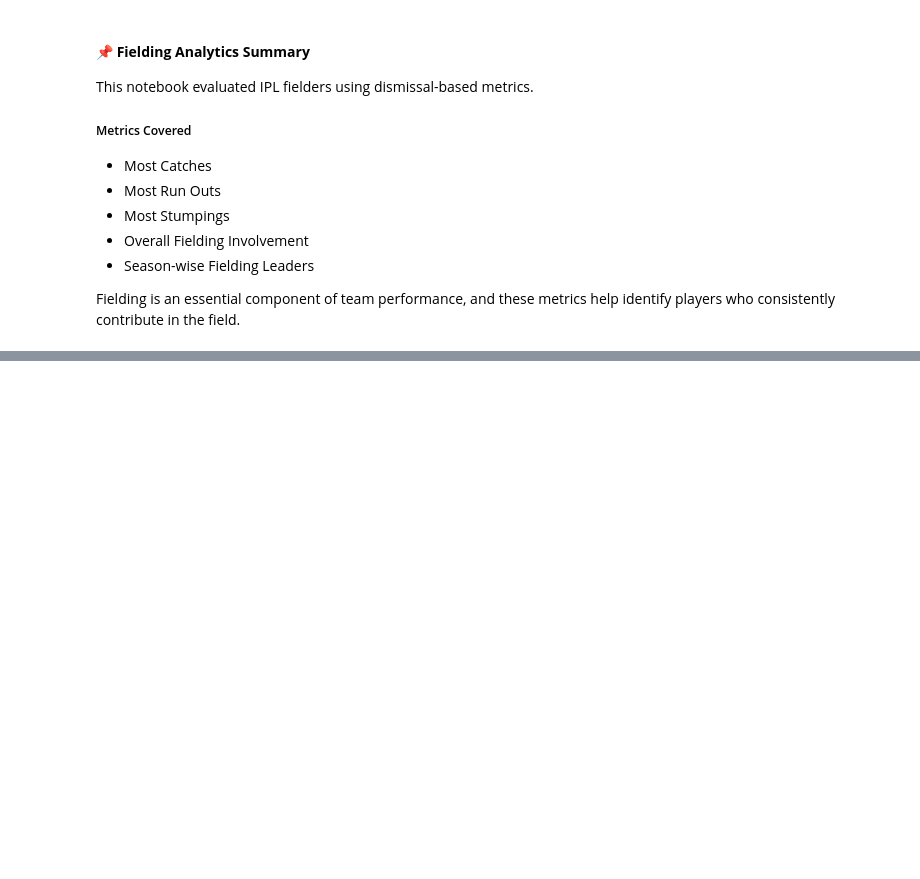
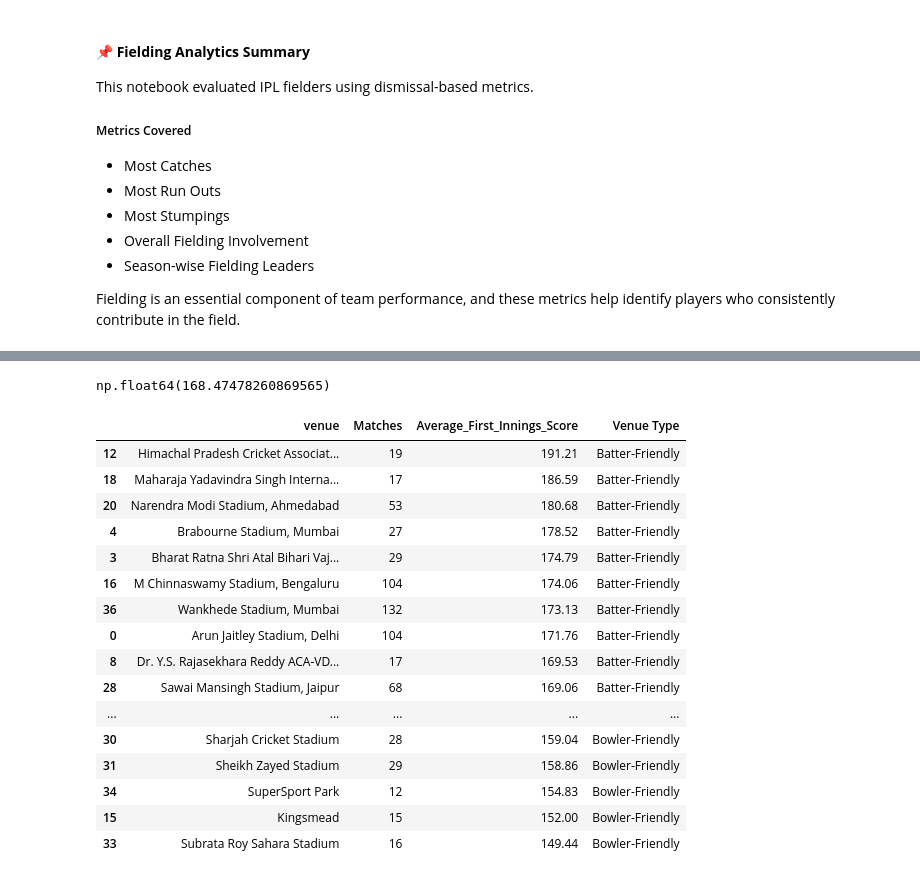
Before and after one commit to Abhilash0079/MachineLearningProjects, a Jupyter notebook: Professional-Cricket-Analytics/notebooks/03_EDA.ipynb, the cells around one changed output, grey strips where cells are left out. Drawn from its saved outputs; the diff is of its cells as text; code cells hidden in the pictures; blank space fills up the shorter version.

```diff
--- a/Professional-Cricket-Analytics/notebooks/03_EDA.ipynb
+++ b/Professional-Cricket-Analytics/notebooks/03_EDA.ipynb
@@ -3514,0 +3721,4 @@ Fielding is an essential component of team performance, and these metrics help i
+# %%
+first_innings = innings_summary[
+    innings_summary["innings"] == 1
+].copy()
@@ -3514,0 +3751,4 @@ Fielding is an essential component of team performance, and these metrics help i
+# %%
+qualified_venues = venue_first_innings[
+    venue_first_innings["Matches"] >= 10
+].copy()
@@ -3514,0 +4518,49 @@ Fielding is an essential component of team performance, and these metrics help i
+# %%
+overall_average_score = (
+    qualified_venues[
+        "Average_First_Innings_Score"
+    ]
+    .mean()
+)
+
+overall_average_score
+# %% [output]
+np.float64(168.47478260869565)
+# %%
+qualified_venues["Venue Type"] = np.where(
+    qualified_venues[
+        "Average_First_Innings_Score"
+    ] >= overall_average_score,
+    "Batter-Friendly",
+    "Bowler-Friendly"
+)
+
+qualified_venues[
+    [
+        "venue",
+        "Matches",
+        "Average_First_Innings_Score",
+        "Venue Type"
+    ]
+].sort_values(
+    "Average_First_Innings_Score",
+    ascending=False
+)
+# %% [output]
+|  | venue | Matches | Average_First_Innings_Score | Venue Type |
+| 12 | Himachal Pradesh Cricket Associat... | 19 | 191.21 | Batter-Friendly |
+| 18 | Maharaja Yadavindra Singh Interna... | 17 | 186.59 | Batter-Friendly |
+| 20 | Narendra Modi Stadium, Ahmedabad | 53 | 180.68 | Batter-Friendly |
+| 4 | Brabourne Stadium, Mumbai | 27 | 178.52 | Batter-Friendly |
+| 3 | Bharat Ratna Shri Atal Bihari Vaj... | 29 | 174.79 | Batter-Friendly |
+| 16 | M Chinnaswamy Stadium, Bengaluru | 104 | 174.06 | Batter-Friendly |
+| 36 | Wankhede Stadium, Mumbai | 132 | 173.13 | Batter-Friendly |
+| 0 | Arun Jaitley Stadium, Delhi | 104 | 171.76 | Batter-Friendly |
+| 8 | Dr. Y.S. Rajasekhara Reddy ACA-VD... | 17 | 169.53 | Batter-Friendly |
+| 28 | Sawai Mansingh Stadium, Jaipur | 68 | 169.06 | Batter-Friendly |
+| ... | ... | ... | ... | ... |
+| 30 | Sharjah Cricket Stadium | 28 | 159.04 | Bowler-Friendly |
+| 31 | Sheikh Zayed Stadium | 29 | 158.86 | Bowler-Friendly |
+| 34 | SuperSport Park | 12 | 154.83 | Bowler-Friendly |
+| 15 | Kingsmead | 15 | 152.00 | Bowler-Friendly |
+| 33 | Subrata Roy Sahara Stadium | 16 | 149.44 | Bowler-Friendly |
```
Also changed, not shown: parts of 68 cells of this notebook.
